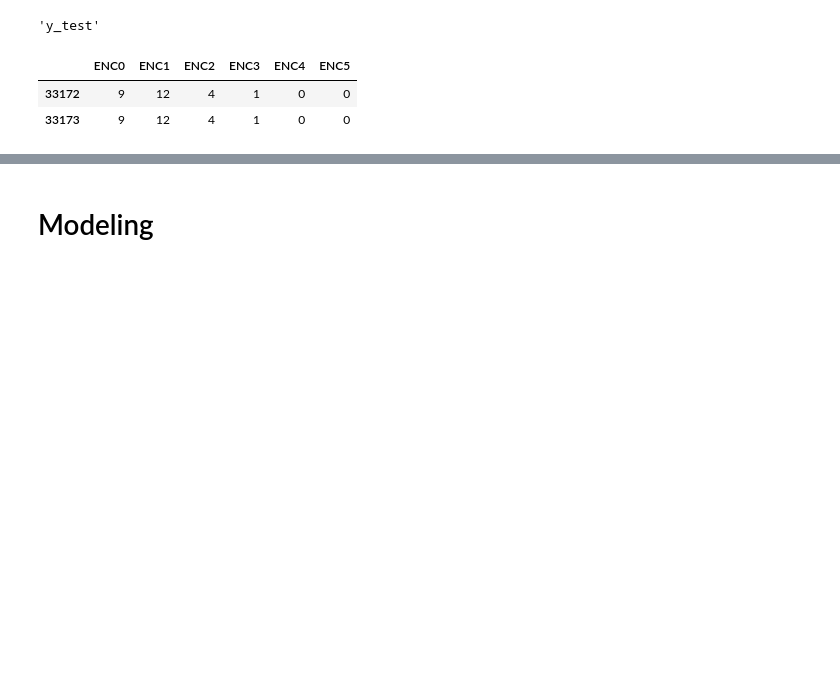
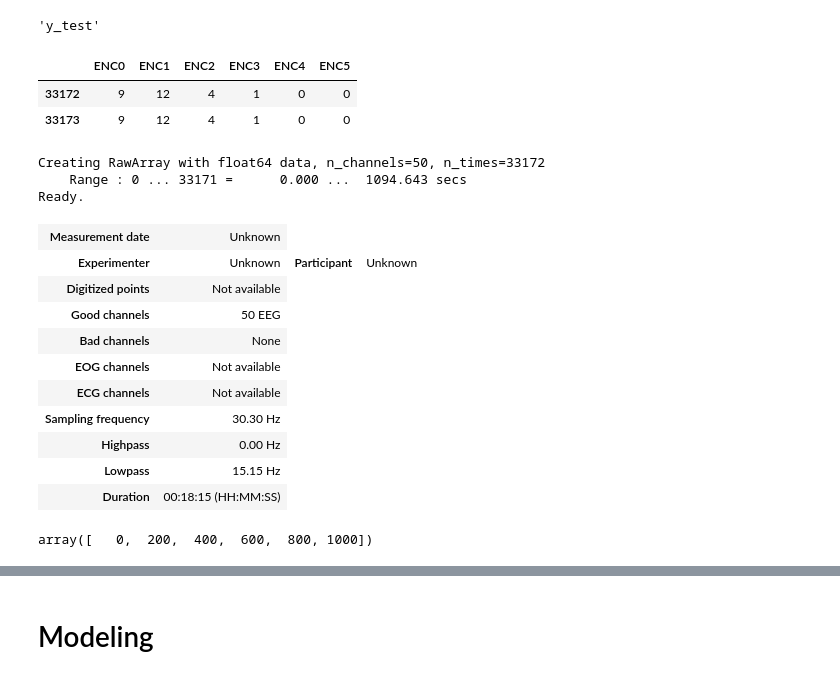
Before and after one commit to Internship-moto/Gestures_3, a Jupyter notebook: notebooks/Gestures_1.ipynb, the cells around one changed output, grey strips where cells are left out. Saved outputs shown, nothing was run; the diff lists cells and outputs as text; code cells hidden in the pictures; blank space fills up the shorter version.

```diff
--- a/notebooks/Gestures_1.ipynb
+++ b/notebooks/Gestures_1.ipynb
@@ -278,3 +284,37 @@ display('y_train', y_train.head(2), 'y_test', y_test.head(2))
 |  | ENC0 | ENC1 | ENC2 | ENC3 | ENC4 | ENC5 |
 | 33172 | 9 | 12 | 4 | 1 | 0 | 0 |
 | 33173 | 9 | 12 | 4 | 1 | 0 | 0 |
+# %%
+X_train_1, X_test_1, y_train_1= X_train.copy(), X_test.copy(), y_train.copy()
+
+SFREQ = 1000.0 / 33
+
+raw = mne.io.RawArray(
+    data=X_train_1.T,
+    info=mne.create_info(
+        ch_names=list(np.arange(X_train_1.shape[1]).astype(str)),
+        sfreq=SFREQ,
+        ch_types='eeg'
+    )
+)
+
+raw
+# %% [output]
+Creating RawArray with float64 data, n_channels=50, n_times=33172
+    Range : 0 ... 33171 =      0.000 ...  1094.643 secs
+Ready.
+| Measurement date | Unknown |
+| Experimenter | Unknown | Participant | Unknown |
+| Digitized points | Not available |
+| Good channels | 50 EEG |
+| Bad channels | None |
+| EOG channels | Not available |
+| ECG channels | Not available |
+| Sampling frequency | 30.30 Hz |
+| Highpass | 0.00 Hz |
+| Lowpass | 15.15 Hz |
+| Duration | 00:18:15 (HH:MM:SS) |
+# %%
+np.arange(len(GLOVE_CH)) * 200
+# %% [output]
+array([   0,  200,  400,  600,  800, 1000])
```
Also changed, not shown: parts of 14 cells of this notebook.
